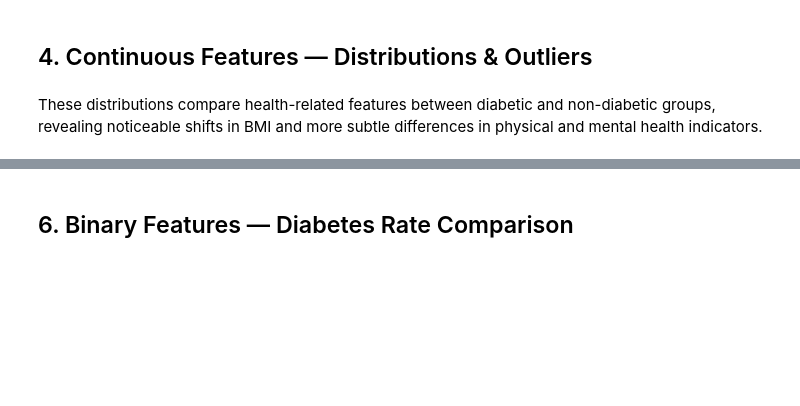
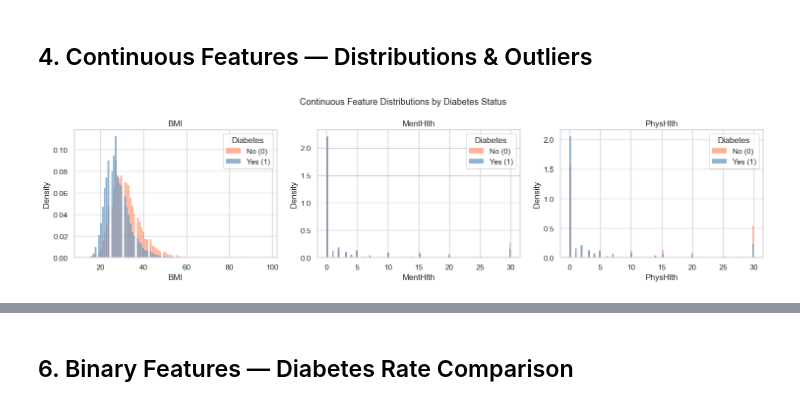
Before and after one commit to ZachSkiba/CSP571-G7, a Jupyter notebook: notebooks/01_eda_binary.ipynb, the cells around one changed output, grey strips where cells are left out. Drawn from its saved outputs; the diff is of its cells as text; code cells hidden in the pictures; blank space fills up the shorter version.

```diff
--- a/notebooks/01_eda_binary.ipynb
+++ b/notebooks/01_eda_binary.ipynb
@@ -111,28 +178,19 @@ print(f'\nImbalance ratio: {counts[0]/counts[1]:.1f}:1 (no-diabetes : diabetes)'
 # %%
 continuous = ['BMI', 'MentHlth', 'PhysHlth']
 
 fig, axes = plt.subplots(1, 3, figsize=(15, 4))
 
 for ax, col in zip(axes, continuous):
-
     sns.histplot(
-        data=df_clean,
-        x=col,
-        hue='Diabetes_binary',
-        kde=False,
-        stat='density',
-        common_norm=False,
-        ax=ax,
-        palette={0: 'steelblue', 1: 'coral'},
-        alpha=0.6,
-        bins=100
+        data=df_clean, x=col, hue='Diabetes_binary',
+        kde=False, stat='density', common_norm=False,
+        ax=ax, palette={0: 'steelblue', 1: 'coral'}, alpha=0.6, bins=100
     )
-
     ax.set_title(col)
     ax.legend(title='Diabetes', labels=['No (0)', 'Yes (1)'])
 
-plt.suptitle('Health Feature Distributions (Including Zero-Inflation)', fontsize=13)
+plt.suptitle('Continuous Feature Distributions by Diabetes Status', fontsize=13)
 plt.tight_layout()
 plt.show()
+# %% [output]
+[figure, added]
-# %% [markdown]
-These distributions compare health-related features between diabetic and non-diabetic groups, revealing noticeable shifts in BMI and more subtle differences in physical and mental health indicators.
```
Also changed, not shown: parts of 37 cells of this notebook, 1 other file.
